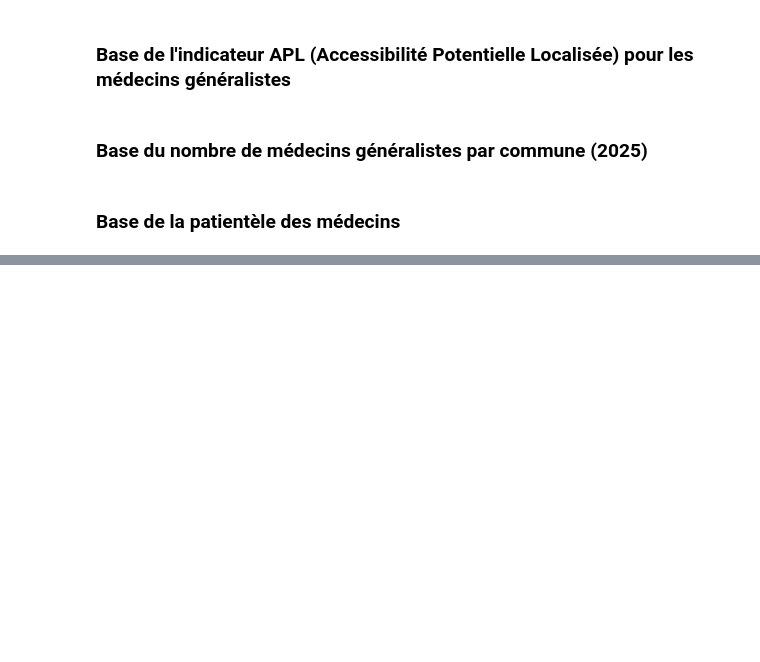
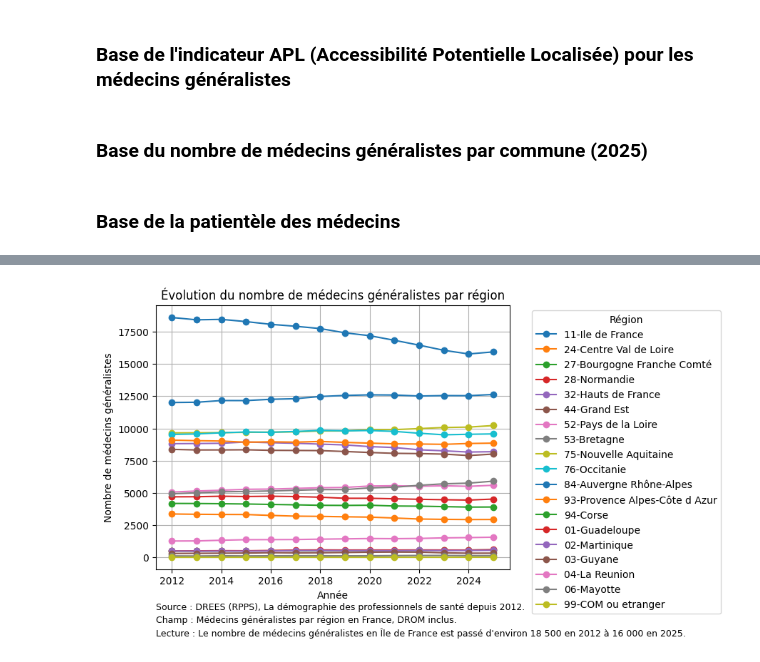
Before and after one commit to dfornier/Python-pour-la-data-science, a Jupyter notebook: statDesc.ipynb, the cells around one changed output, grey strips where cells are left out. Cells and saved outputs as stored; diff of their text form; code cells hidden in the pictures; blank space fills up the shorter version.

```diff
--- a/statDesc.ipynb
+++ b/statDesc.ipynb
@@ -154,0 +163,23 @@ df['annee'].value_counts().sort_index()
+# %%
+df = df_medecins_effectif[(df_medecins_effectif['exercice']=='0-Ensemble') & (df_medecins_effectif['tranche_age']=='00-Ensemble') & (df_medecins_effectif['region'] != '00-Ensemble')]
+annees = list(range(2012,2026))
+
+
+for region in df['region'].unique() :
+    df_region = df[(df['region'] == region) & (df['departement'] == '000-Ensemble')]
+    effectifs = df_region[[f"effectif_{a}" for a in annees]].values.flatten()
+    plt.plot(annees, effectifs, label = region, marker = "o")
+
+plt.xlabel("Année")
+plt.ylabel("Nombre de médecins généralistes")
+plt.title(f"Évolution du nombre de médecins généralistes par région")
+plt.legend(title="Région", bbox_to_anchor=(1.05, 1), loc="upper left")
+
+plt.text(0, -0.16, "Source : DREES (RPPS), La démographie des professionnels de santé depuis 2012.", ha="left", va="bottom", fontsize=9, transform=plt.gca().transAxes)
+plt.text(0, -0.21, "Champ : Médecins généralistes par région en France, DROM inclus.", ha="left", va="bottom", fontsize=9, transform=plt.gca().transAxes)
+plt.text(0, -0.26, "Lecture : Le nombre de médecins généralistes en Île de France est passé d'environ 18 500 en 2012 à 16 000 en 2025.", ha="left", va="bottom", fontsize=9, transform=plt.gca().transAxes)
+
+plt.grid(True)
+plt.show()
+# %% [output]
+[figure, added]
```
Also changed, not shown: parts of 4 cells of this notebook.
